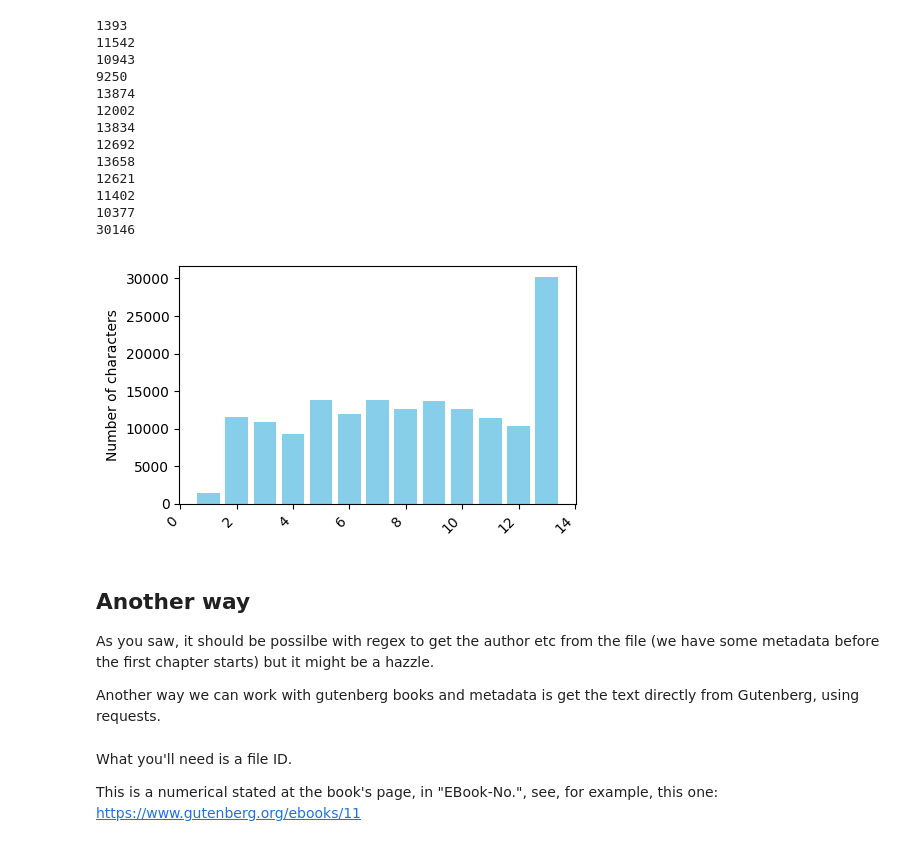
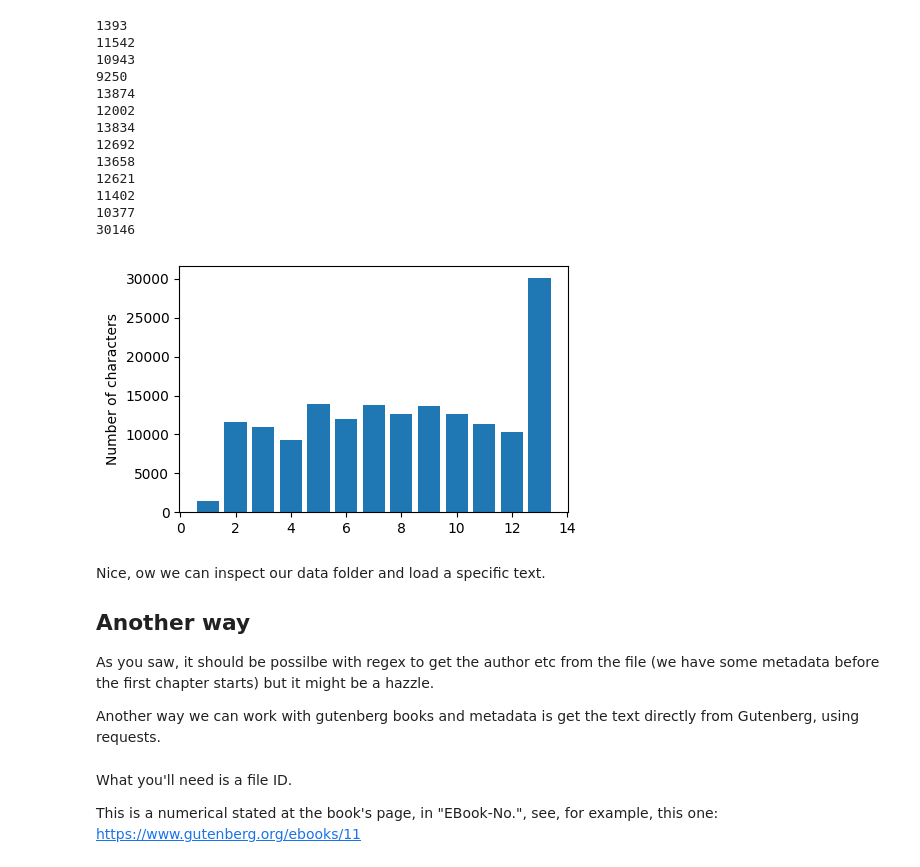
Before and after one commit to pfeldkamp/language-analytics-26, a Jupyter notebook: notebooks/session01/session01_inclass_pf.ipynb, the cells around one changed output. Cells and saved outputs as stored; diff of their text form; code cells hidden in the pictures.

```diff
--- a/notebooks/session01/session01_inclass_pf.ipynb
+++ b/notebooks/session01/session01_inclass_pf.ipynb
@@ -252,18 +252,19 @@ for chapter in chapters:
 # %%
 # barplot
 import matplotlib.pyplot as plt
 
 char_lens = [len(chapter) for chapter in chapters]
 
 plt.figure(figsize=(5,3))
-plt.bar(range(1, len(char_lens)+1), char_lens, color='skyblue')
-plt.xticks(rotation=45, ha='right')  # rotate labels so they don’t overlap
+plt.bar(range(1, len(char_lens)+1), char_lens)
 plt.ylabel('Number of characters')
 plt.tight_layout()
 plt.show()
 # %% [output]
-[figure, old version]
+[figure, new version]
 # %% [markdown]
+Nice, ow we can inspect our data folder and load a specific text.
+
 ## Another way
 
 As you saw, it should be possilbe with regex to get the author etc from the file (we have some metadata before the first chapter starts) but it might be a hazzle.
```
